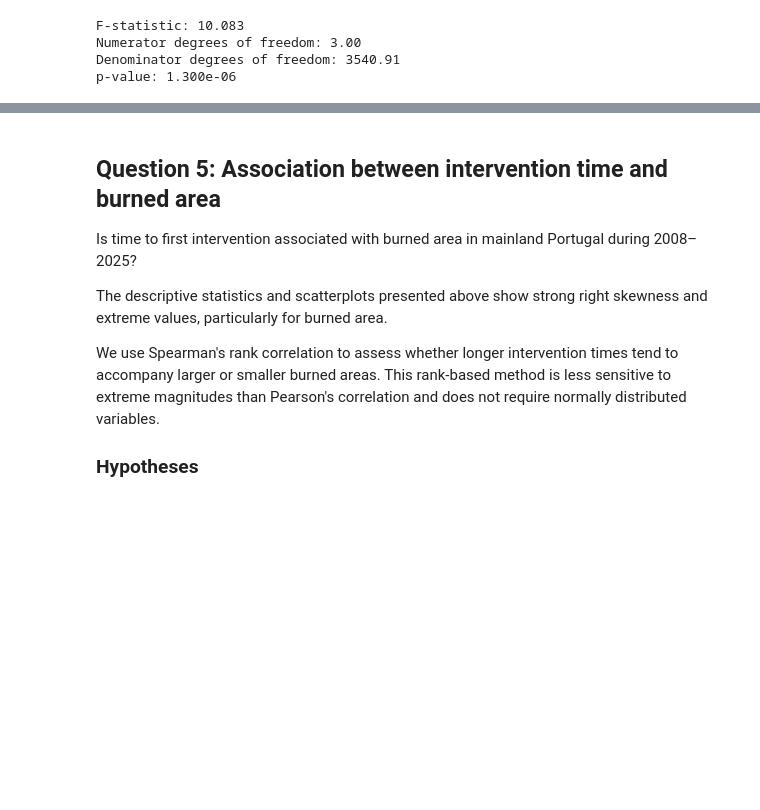
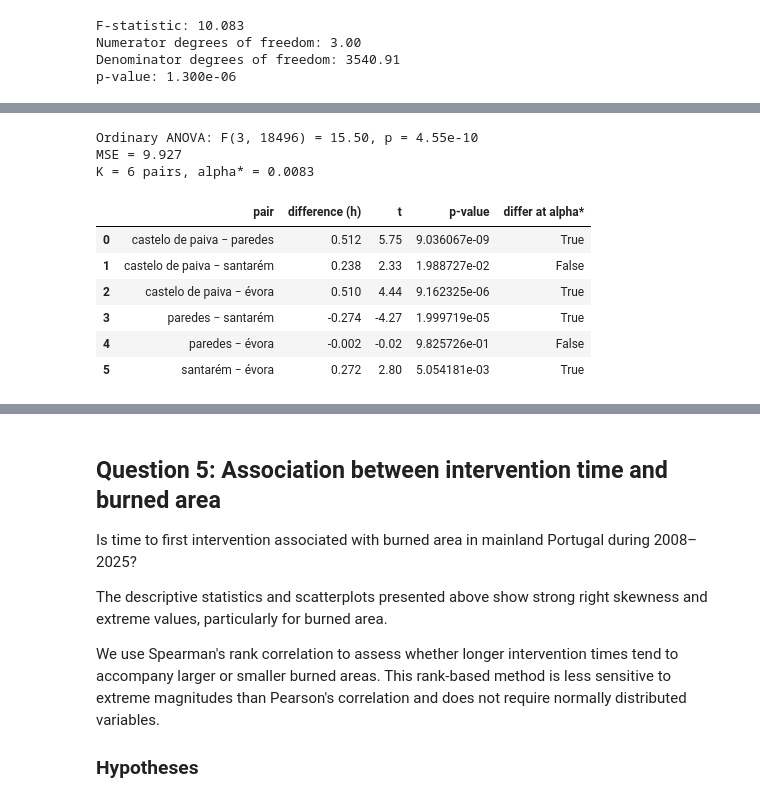
Before and after one commit to KevinSalgado/Statistics_Project, a Jupyter notebook: Data_Preparation_and_Visualization.ipynb, the cells around one changed output, grey strips where cells are left out. Cells and saved outputs as stored; diff of their text form; code cells hidden in the pictures; blank space fills up the shorter version.

```diff
--- a/Data_Preparation_and_Visualization.ipynb
+++ b/Data_Preparation_and_Visualization.ipynb
@@ -2798,0 +1908,19 @@ display(one_pair.round(3))
+# %%
+from scipy.stats import norm
+
+alpha = 0.05
+delta = true_diff_q3                                   # true difference (after − before)
+sd_before, sd_after = times_before.std(ddof=1), times_after.std(ddof=1)
+z_crit = norm.ppf(1 - alpha / 2)
+
+power_q3 = []
+for n in SAMPLE_SIZES:
+    se = np.sqrt(sd_before ** 2 / n + sd_after ** 2 / n)
+    power = norm.sf(z_crit - delta / se) + norm.cdf(-z_crit - delta / se)
+    power_q3.append(round(power * 100, 1))
+
+pd.DataFrame(
+    {"theoretical power (%)": power_q3,
+     "tests rejecting H0 in the simulation (%)": summary_samples_q3["reject_H0_pct"].values},
+    index=pd.Index(SAMPLE_SIZES, name="n per period"),
+)
@@ -2986,0 +2064,49 @@ Reject H0: at least one mean differs.
+# %%
+import itertools
+from scipy.stats import t, f_oneway
+
+alpha = 0.05
+
+# Duration (hours) by municipality: n, mean and standard deviation.
+groups_q4 = q24.groupby("Concelho", observed=True)["Duracao_Horas"]
+summary_k = groups_q4.agg(["count", "mean", "std"])
+
+k = len(summary_k)
+n_total = summary_k["count"].sum()
+df_error = n_total - k
+
+# Pooled variance of the ordinary ANOVA: MSE = SSE / (n − k).
+mse = ((summary_k["count"] - 1) * summary_k["std"] ** 2).sum() / df_error
+
+# Ordinary one-way ANOVA, for reference.
+f_ord = f_oneway(*[g.dropna().to_numpy() for _, g in groups_q4])
+print(f"Ordinary ANOVA: F({k - 1}, {df_error}) = {f_ord.statistic:.2f}, p = {f_ord.pvalue:.2e}")
+print(f"MSE = {mse:.3f}")
+
+# Bonferroni: K pairs, each tested at alpha / K.
+K = k * (k - 1) // 2
+alpha_star = alpha / K
+print(f"K = {K} pairs, alpha* = {alpha_star:.4f}")
+
+rows = []
+for a, b in itertools.combinations(summary_k.index, 2):
+    diff = summary_k.loc[a, "mean"] - summary_k.loc[b, "mean"]
+    se = np.sqrt(mse * (1 / summary_k.loc[a, "count"] + 1 / summary_k.loc[b, "count"]))
+    t_stat = diff / se
+    p_value = 2 * t.sf(abs(t_stat), df_error)
+    rows.append({"pair": f"{a} − {b}", "difference (h)": round(diff, 3),
+                 "t": round(t_stat, 2), "p-value": p_value,
+                 "differ at alpha*": p_value < alpha_star})
+
+pd.DataFrame(rows)
+# %% [output]
+Ordinary ANOVA: F(3, 18496) = 15.50, p = 4.55e-10
+MSE = 9.927
+K = 6 pairs, alpha* = 0.0083
+|  | pair | difference (h) | t | p-value | differ at alpha* |
+| 0 | castelo de paiva − paredes | 0.512 | 5.75 | 9.036067e-09 | True |
+| 1 | castelo de paiva − santarém | 0.238 | 2.33 | 1.988727e-02 | False |
+| 2 | castelo de paiva − évora | 0.510 | 4.44 | 9.162325e-06 | True |
+| 3 | paredes − santarém | -0.274 | -4.27 | 1.999719e-05 | True |
+| 4 | paredes − évora | -0.002 | -0.02 | 9.825726e-01 | False |
+| 5 | santarém − évora | 0.272 | 2.80 | 5.054181e-03 | True |
```
Also changed, not shown: parts of 56 cells of this notebook.
